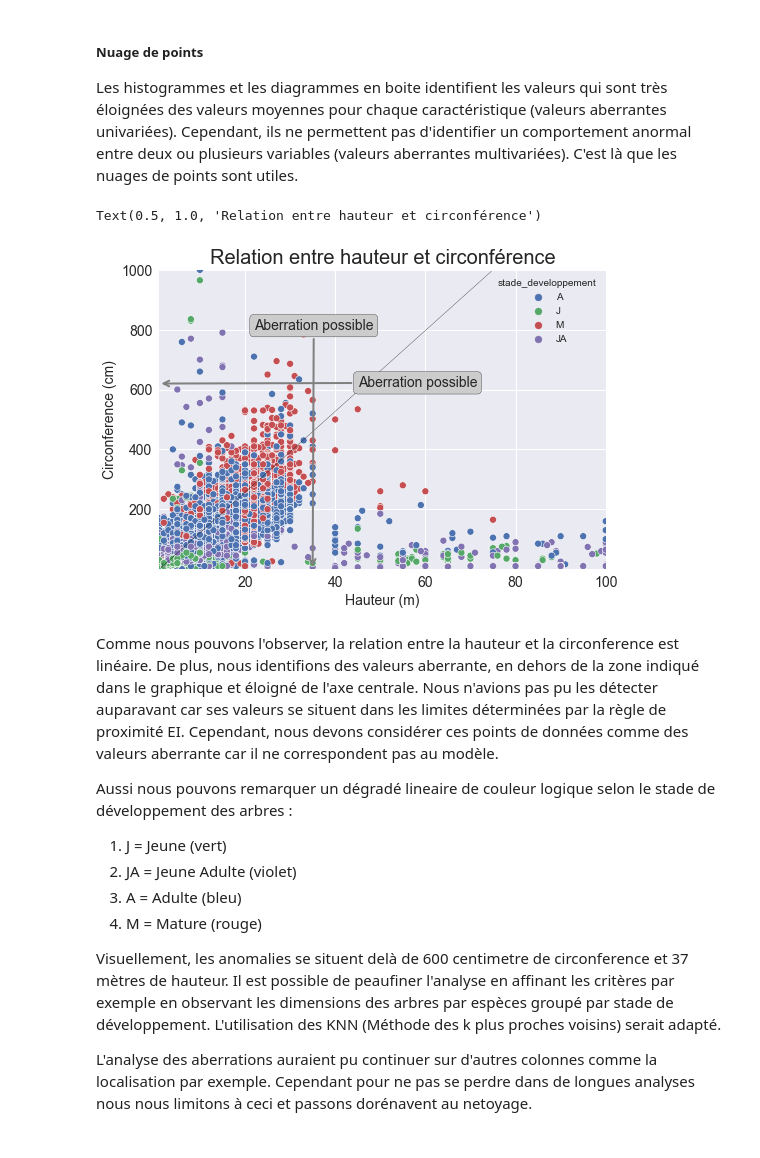
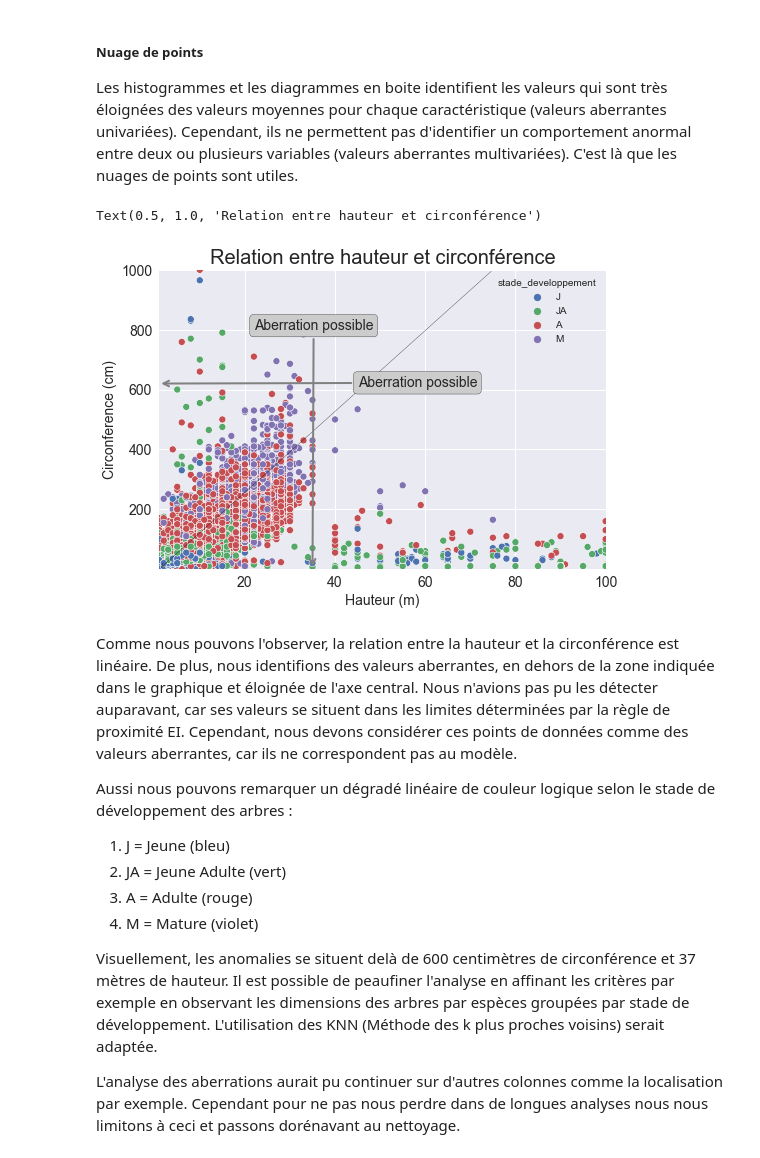
Before and after one commit to Abdess/vegetalisons_paris, a Jupyter notebook: P2_01_notebook.ipynb, the cells around one changed output. Drawn from its saved outputs; the diff is of its cells as text; code cells hidden in the pictures.

```diff
--- a/P2_01_notebook.ipynb
+++ b/P2_01_notebook.ipynb
@@ -508,49 +515,50 @@ Les histogrammes et les diagrammes en boite identifient les valeurs qui sont tr
 ax = sns.scatterplot(x='hauteur_m',
                      y='circonference_cm',
                      data=df,
-                     hue="stade_developpement")
+                     hue="stade_developpement",
+                     hue_order=['J', 'JA', 'A', 'M'])
 ax.set(xlim=(1, 100), ylim=(1, 1000))
 
 # notation indiquant une éventuelle valeur aberrante
 ax.annotate("",
             xy=(1.1, 1.1),
             xytext=(75, 1000),
             arrowprops=dict(arrowstyle="->"))
 ax.annotate('Aberration possible',
             xy=(35, 1),
             xytext=(22, 800),
             fontsize=14,
             arrowprops=dict(arrowstyle='->', ec='grey', lw=2),
             bbox=dict(boxstyle="round", fc="0.8"))
 ax.annotate('Aberration possible',
             xy=(1, 620),
             xytext=(45, 609),
             fontsize=14,
             arrowprops=dict(arrowstyle='->', ec='grey', lw=2),
             bbox=dict(boxstyle="round", fc="0.8"))
 
 # ticks
 plt.xticks(fontsize=14)
 plt.yticks(fontsize=14)
 
 # étiquettes et titres
 plt.xlabel('Hauteur (m)', fontsize=14)
 plt.ylabel('Circonference (cm)', fontsize=14)
 plt.title('Relation entre hauteur et circonférence', fontsize=20)
 # %% [output]
 Text(0.5, 1.0, 'Relation entre hauteur et circonférence')
-[figure, old version]
+[figure, new version]
 # %% [markdown]
-Comme nous pouvons l'observer, la relation entre la hauteur et la circonference est linéaire. De plus, nous identifions des valeurs aberrante, en dehors de la zone indiqué dans le graphique et éloigné de l'axe centrale. Nous n'avions pas pu les détecter auparavant car ses valeurs se situent dans les limites déterminées par la règle de proximité EI. Cependant, nous devons considérer ces points de données comme des valeurs aberrante car il ne correspondent pas au modèle.
+Comme nous pouvons l'observer, la relation entre la hauteur et la circonférence est linéaire. De plus, nous identifions des valeurs aberrantes, en dehors de la zone indiquée dans le graphique et éloignée de l'axe central. Nous n'avions pas pu les détecter auparavant, car ses valeurs se situent dans les limites déterminées par la règle de proximité EI. Cependant, nous devons considérer ces points de données comme des valeurs aberrantes, car ils ne correspondent pas au modèle.
 
-Aussi nous pouvons remarquer un dégradé lineaire de couleur logique selon le stade de développement des arbres :
-1. J = Jeune (vert)
-2. JA = Jeune Adulte (violet)
-3. A = Adulte (bleu)
-4. M = Mature (rouge)
+Aussi nous pouvons remarquer un dégradé linéaire de couleur logique selon le stade de développement des arbres :
+1. J = Jeune (bleu)
+2. JA = Jeune Adulte (vert)
+3. A = Adulte (rouge)
+4. M = Mature (violet)
 
-Visuellement, les anomalies se situent delà de 600 centimetre de circonference et 37 mètres de hauteur.
-Il est possible de peaufiner l'analyse en affinant les critères par exemple en observant les dimensions des arbres par espèces groupé par stade de développement. L'utilisation des KNN (Méthode des k plus proches voisins) serait adapté.
+Visuellement, les anomalies se situent delà de 600 centimètres de circonférence et 37 mètres de hauteur.
+Il est possible de peaufiner l'analyse en affinant les critères par exemple en observant les dimensions des arbres par espèces groupées par stade de développement. L'utilisation des KNN (Méthode des k plus proches voisins) serait adaptée.
 
-L'analyse des aberrations auraient pu continuer sur d'autres colonnes comme la localisation par exemple. Cependant pour ne pas se perdre dans de longues analyses nous nous limitons à ceci et passons dorénavent au netoyage.
+L'analyse des aberrations aurait pu continuer sur d'autres colonnes comme la localisation par exemple. Cependant pour ne pas nous perdre dans de longues analyses nous nous limitons à ceci et passons dorénavant au nettoyage.
 # %% [markdown]
```
Also changed, not shown: parts of 62 cells of this notebook, 4 other files.
